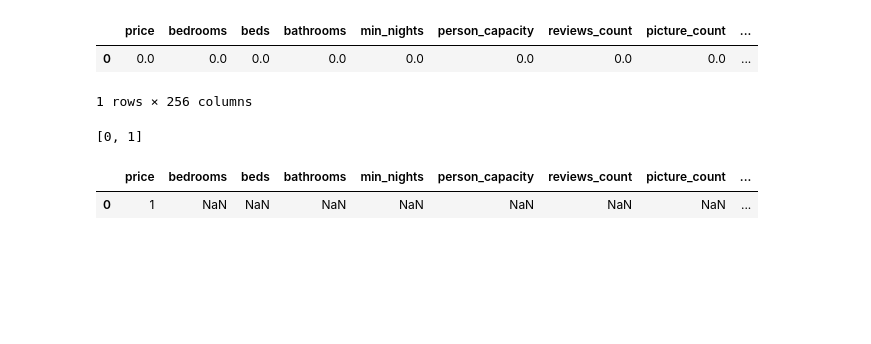
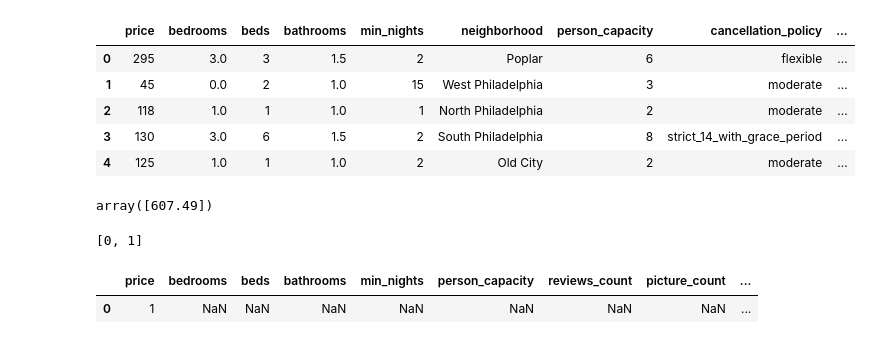
Before and after one commit to npschweizer/Amenity_Valuation, a Jupyter notebook: sample_plots.ipynb, the cells around one changed output. Cells and saved outputs as stored; diff of their text form; code cells hidden in the pictures; blank space fills up the shorter version.

```diff
--- a/sample_plots.ipynb
+++ b/sample_plots.ipynb
@@ -10,10 +33,18 @@ df_am = pd.read_pickle('Plotly-Dash/ammenity.data')
+# %%
+pd.set_option('display.max_columns', None)
+df_ud.head()
+# %% [output]
+|  | price | bedrooms | beds | bathrooms | min_nights | neighborhood | person_capacity | cancellation_policy | ... |
+| 0 | 295 | 3.0 | 3 | 1.5 | 2 | Poplar | 6 | flexible | ... |
+| 1 | 45 | 0.0 | 2 | 1.0 | 15 | West Philadelphia | 3 | moderate | ... |
+| 2 | 118 | 1.0 | 1 | 1.0 | 1 | North Philadelphia | 2 | moderate | ... |
+| 3 | 130 | 3.0 | 6 | 1.5 | 2 | South Philadelphia | 8 | strict_14_with_grace_period | ... |
+| 4 | 125 | 1.0 | 1 | 1.0 | 2 | Old City | 2 | moderate | ... |
 # %%
 pred = pd.DataFrame(np.zeros((1,len(df.columns.drop("occupancy")))),columns=df.drop("occupancy",axis=1).columns)
-pred
+stack.predict(pred.drop("rental_income", axis=1))
 # %% [output]
-|  | price | bedrooms | beds | bathrooms | min_nights | person_capacity | reviews_count | picture_count | ... |
-| 0 | 0.0 | 0.0 | 0.0 | 0.0 | 0.0 | 0.0 | 0.0 | 0.0 | ... |
-1 rows × 256 columns
+array([607.49])
 # %%
 pd.set_option('display.max_columns', None)
 df_ud.head()
```
Also changed, not shown: parts of 5 cells of this notebook, 10 other files.
